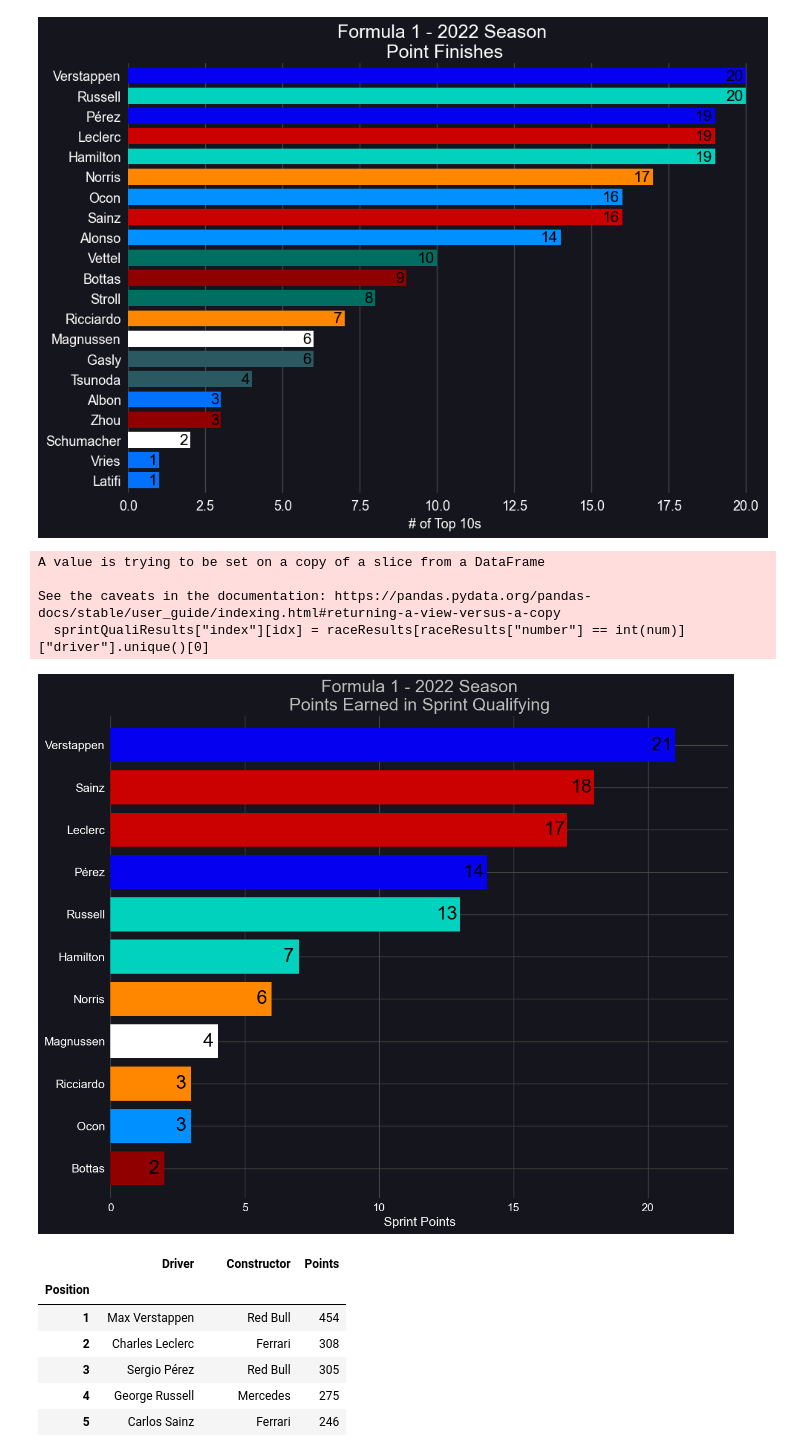
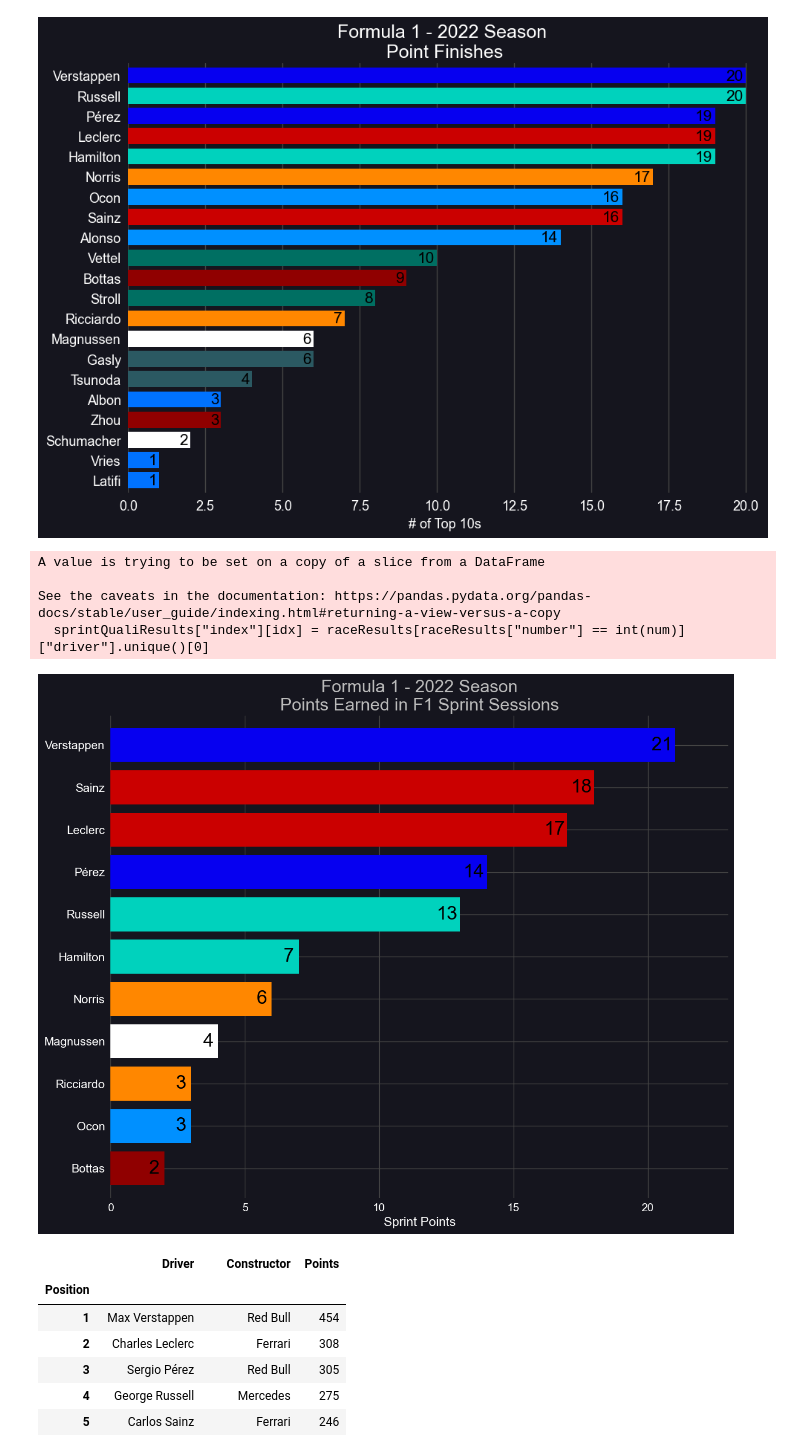
Before and after one commit to mpalaourg/F1_DataAnalysis, a Jupyter notebook: 2022-Season/Season Analysis.ipynb, the cells around one changed output. Drawn from its saved outputs; the diff is of its cells as text; code cells hidden in the pictures.

```diff
--- a/2022-Season/Season Analysis.ipynb
+++ b/2022-Season/Season Analysis.ipynb
@@ -309,35 +309,35 @@ for index, row in schedule.iterrows():
         currentSprintPoints = get_sprint_points(year=season, race=row["round"])
         for driver, points in currentSprintPoints.items():
             sprintPoints[driver] += currentSprintPoints[driver]
 
 sprintQualiResults = pd.DataFrame.from_dict(sprintPoints, orient="index", columns=["Points"]).reset_index()
 for idx, num in enumerate(sprintQualiResults["index"]):
     sprintQualiResults["index"][idx] = raceResults[raceResults["number"] == int(num)]["driver"].unique()[0]
 
 sprintQualiDriver = sprintQualiResults.sort_values(by=["Points"], ascending=False)
 sprintQualiDriver.index = [i for i in range(1, len(sprintQualiDriver) + 1)]
 c = assign_color("drivers", sprintQualiDriver['index'])
 surnames = [driver.split()[1] for driver in sprintQualiDriver['index']]
 plt.figure(figsize=(14, len(sprintQualiDriver)))
 plt.axis([0, 23, 10.7, -0.7])
 plt.barh(surnames, sprintQualiDriver['Points'], color=c)
 for i in range(1, len(sprintQualiDriver) + 1):
     if sprintQualiDriver['Points'][i] > 10:
         plt.text(sprintQualiDriver['Points'][i] - 0.87, i - 0.88, sprintQualiDriver['Points'][i], fontsize=24, color='k')
     else:
         plt.text(sprintQualiDriver['Points'][i] - 0.57, i - 0.88, sprintQualiDriver['Points'][i], fontsize=24, color='k')
 
-plt.title(f"Formula 1 - {season} Season\nPoints Earned in Sprint Qualifying", fontsize=22, color='#bbbbbb')
+plt.title(f"Formula 1 - {season} Season\nPoints Earned in F1 Sprint Sessions", fontsize=22, color='#bbbbbb')
 plt.xlabel('Sprint Points', fontsize=16)
 plt.xticks(fontsize=14)
 plt.yticks(fontsize=15)
 plt.show()
 # %% [output]
 A value is trying to be set on a copy of a slice from a DataFrame
 
 See the caveats in the documentation: https://pandas.pydata.org/pandas-docs/stable/user_guide/indexing.html#returning-a-view-versus-a-copy
   sprintQualiResults["index"][idx] = raceResults[raceResults["number"] == int(num)]["driver"].unique()[0]
-[figure, old version]
+[figure, new version]
 # %%
 # Driver Standings
 driverStandings = raceResults.groupby(["driver", "constructor"])['points'].sum().sort_values(ascending=False)
```
Also changed, not shown: parts of 2 cells of this notebook, 2 other files.
